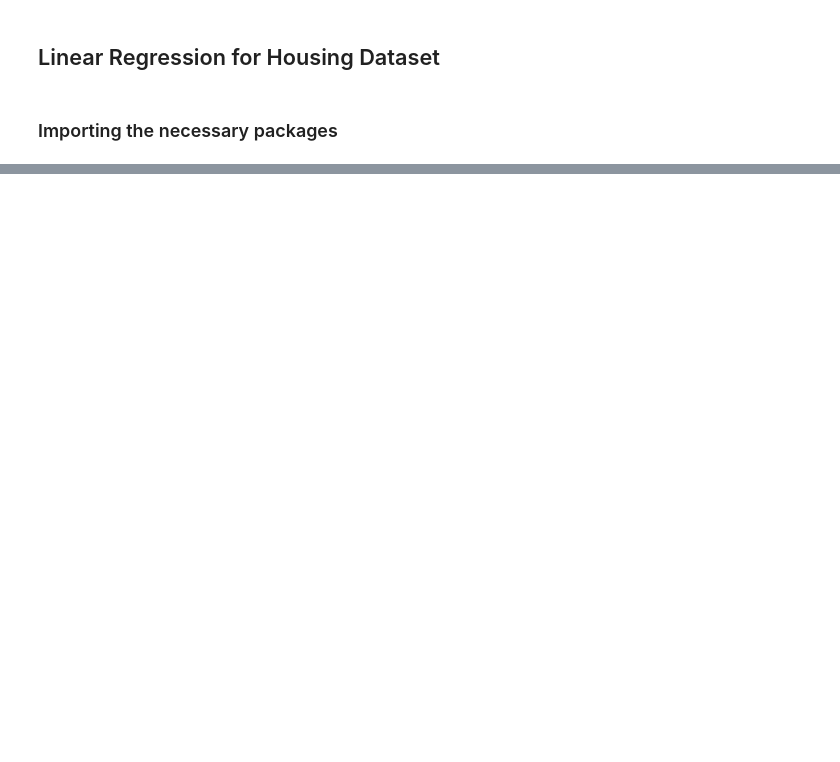
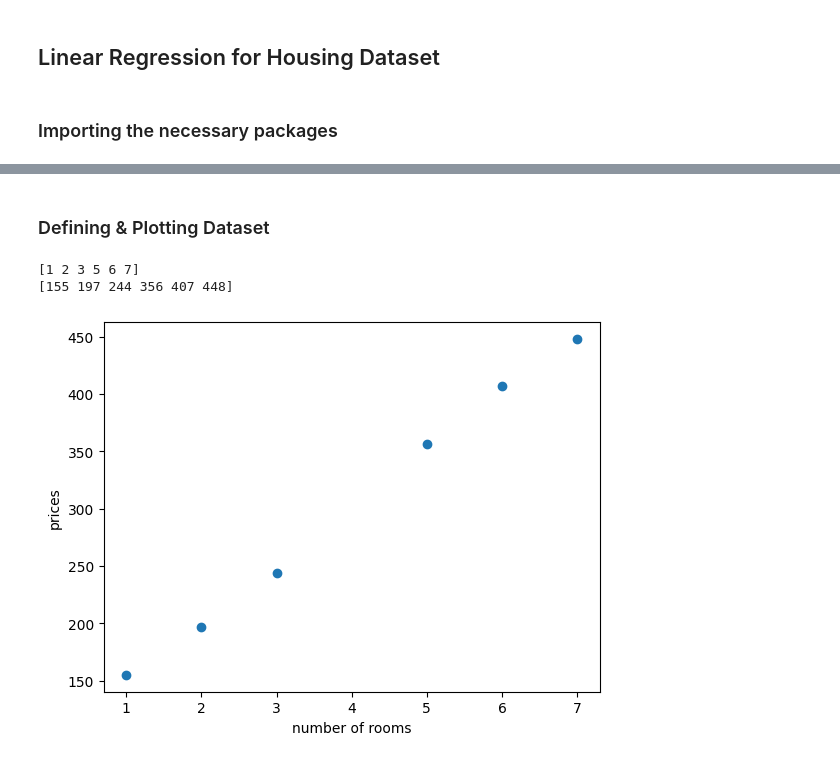
Before and after one commit to vinodwaghmare/machine-learning_001, a Jupyter notebook: Linear_Regression/Coding_linear_regression.ipynb, the cells around one changed output, grey strips where cells are left out. Drawn from its saved outputs; the diff is of its cells as text; code cells hidden in the pictures; blank space fills up the shorter version.

```diff
--- a/Linear_Regression/Coding_linear_regression.ipynb
+++ b/Linear_Regression/Coding_linear_regression.ipynb
@@ -11,0 +15,15 @@ ModuleNotFoundError: No module named 'matplotlib'
+# %% [markdown]
+### Defining & Plotting Dataset
+# %%
+features = np.array([1,2,3,5,6,7])
+labels = np.array([155, 197, 244, 356,407,448])
+
+print(features)
+print(labels)
+# %% [output]
+[1 2 3 5 6 7]
+[155 197 244 356 407 448]
+# %%
+utils.plot_points(features,labels)
+# %% [output]
+[figure, added]
```
Also changed, not shown: parts of 11 cells of this notebook, 3 other files.
